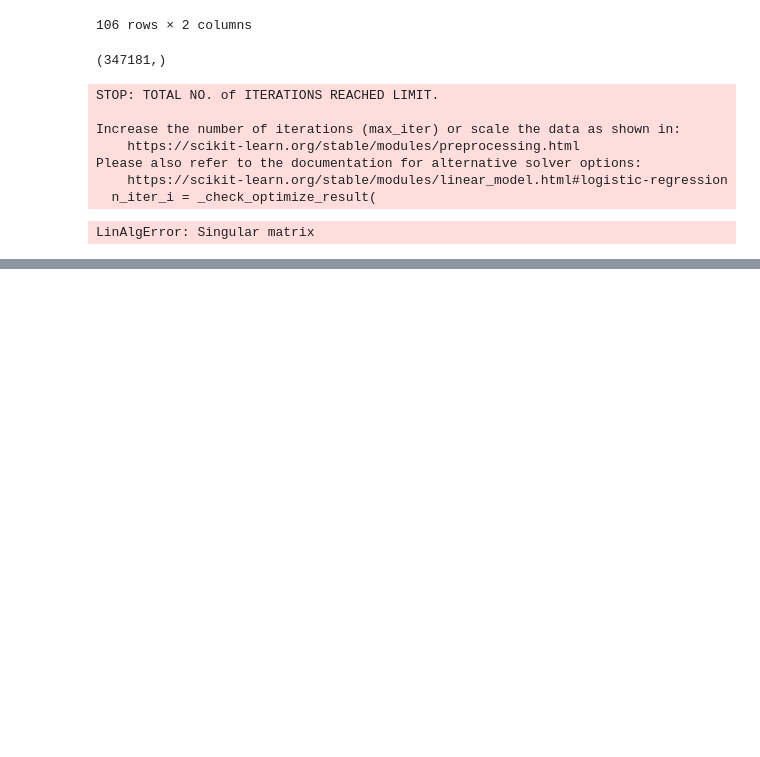
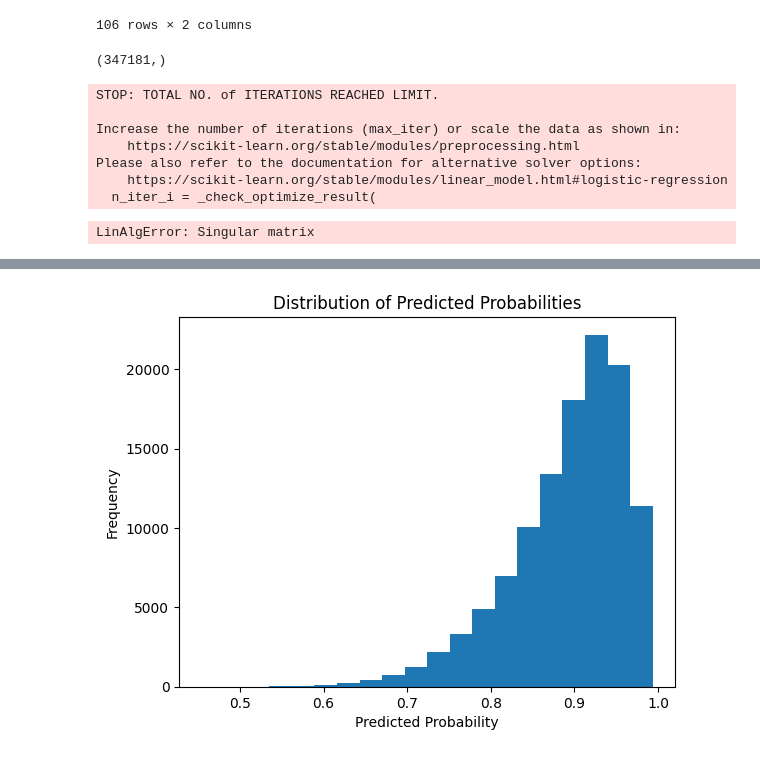
Before and after one commit to OzodbekOzodov/_credit-risk-modeling, a Jupyter notebook: Probability-of-default-model.ipynb, the cells around one changed output, grey strips where cells are left out. Cells and saved outputs as stored; diff of their text form; code cells hidden in the pictures; blank space fills up the shorter version.

```diff
--- a/Probability-of-default-model.ipynb
+++ b/Probability-of-default-model.ipynb
@@ -472,0 +685,18 @@ See 1st video of the chapter 6
+# %%
+import matplotlib.pyplot as plt
+
+# Get predicted probabilities
+predicted_probs = reg1.predict_proba(test_dummies)[:, 1]
+
+# Create histogram of predicted probabilities
+plt.hist(predicted_probs, bins=20)
+
+# Add axis labels and title
+plt.xlabel('Predicted Probability')
+plt.ylabel('Frequency')
+plt.title('Distribution of Predicted Probabilities')
+
+# Show the plot
+plt.show()
+# %% [output]
+[figure, added]
```
Also changed, not shown: parts of 15 cells of this notebook.
